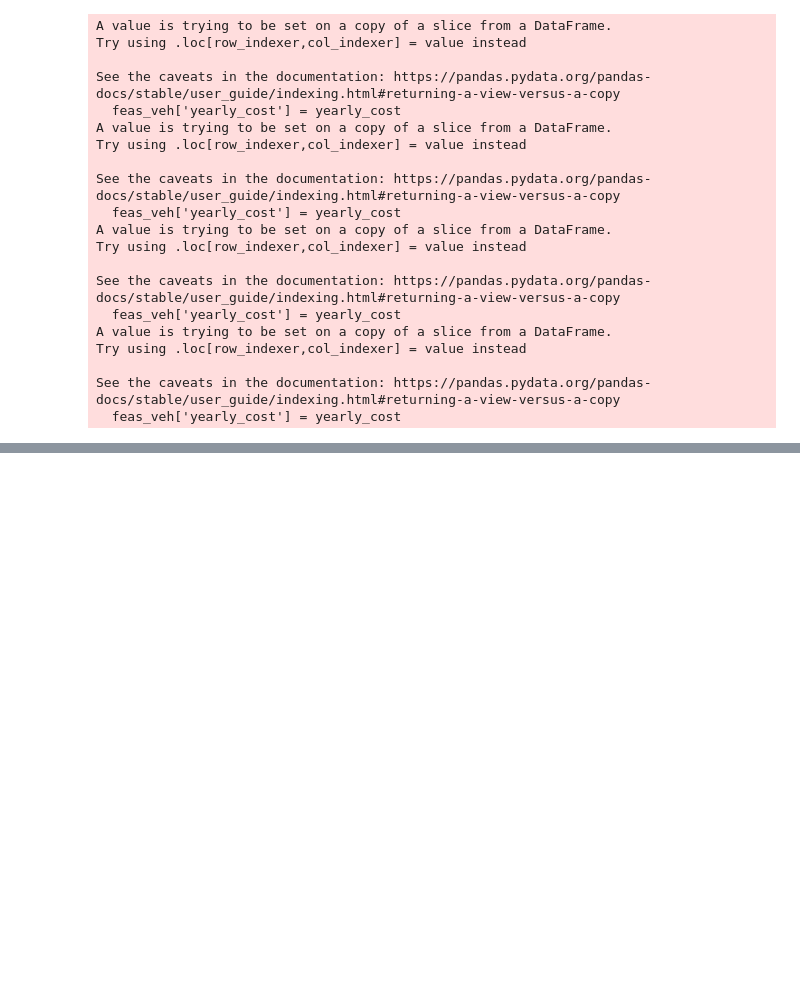
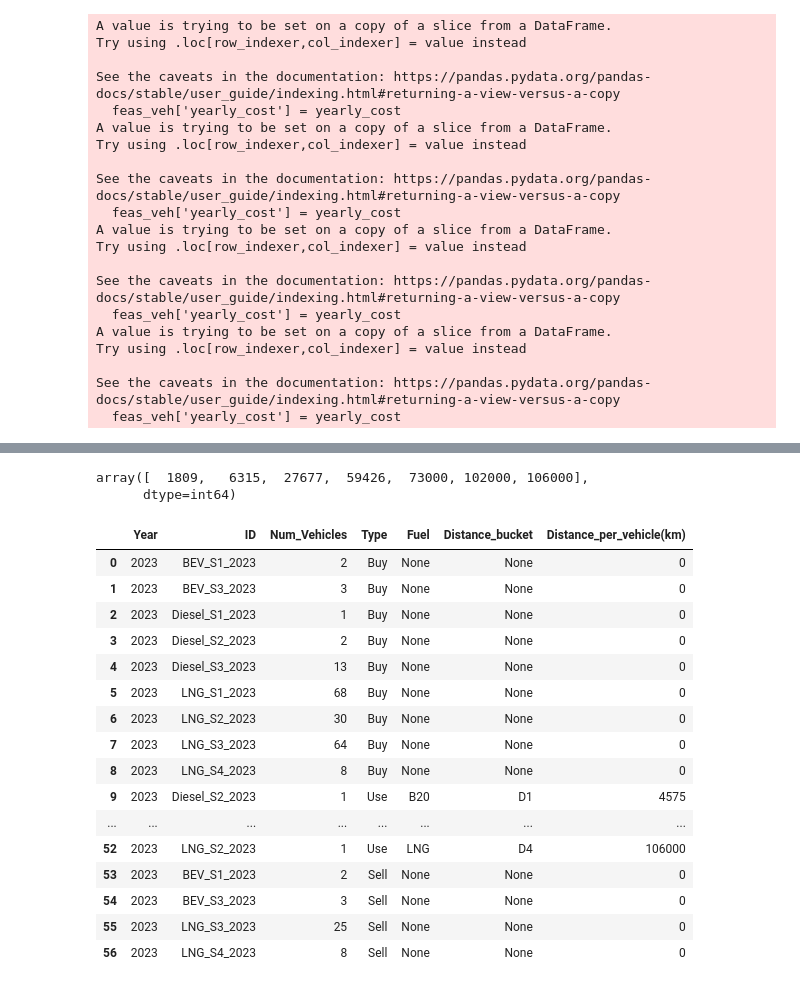
Before and after one commit to harryyudha7/fleet_optimization, a Jupyter notebook: solution1.ipynb, the cells around one changed output, grey strips where cells are left out. Drawn from its saved outputs; the diff is of its cells as text; code cells hidden in the pictures; blank space fills up the shorter version.

```diff
--- a/solution1.ipynb
+++ b/solution1.ipynb
@@ -196,0 +298,17 @@ Name: ID, dtype: object
+# %%
+next_ins = []
+next_mnt = []
+for i in range(len(df_total_fleet)):
+    veh = df_total_fleet['ID'].iloc[i]
+    year_buy = veh.split('_')
+    year_buy = int(year_buy[-1])
+    delta_year = year - year_buy + 1
+    temp_df = cost_profiles.loc[cost_profiles['End of Year'] == delta_year]
+    pct_ins = temp_df['Insurance Cost %'].iloc[0]/100
+    pct_mnt = temp_df['Maintenance Cost %'].iloc[0]/100
+    next_ins.append(pct_ins*df_total_fleet['cost_buy'].iloc[i])
+    next_mnt.append(pct_mnt*df_total_fleet['cost_buy'].iloc[i])
+
+df_total_fleet['next_ins'] = np.array(next_ins)
+df_total_fleet['next_mnt'] = np.array(next_mnt)
+df_total_fleet['next_cost'] = df_total_fleet['next_ins'] + df_total_fleet['next_mnt']
@@ -196,0 +331,3 @@ Name: ID, dtype: object
+# %%
+sorted_df_total_fleet = df_total_fleet.sort_values(by=['next_cost'], ascending=False)
+sorted_df_total_fleet
@@ -196,0 +348,16 @@ Name: ID, dtype: object
+# %%
+sell[year] = {'ID': [],
+              'cost_sell': []}
+
+sell[year]['ID'] = sorted_df_total_fleet['ID'].iloc[:max_sold].tolist()
+arr_cost_sell = []
+for i in range(len(sell[year]['ID'])):
+    veh = df_total_fleet['ID'].iloc[i]
+    year_buy = veh.split('_')
+    year_buy = int(year_buy[-1])
+    delta_year = year - year_buy + 1
+    temp_df = cost_profiles.loc[cost_profiles['End of Year'] == delta_year]
+    pct_resale = temp_df['Resale Value %'].iloc[0]/100
+    arr_cost_sell.append(sorted_df_total_fleet['cost_buy'].iloc[i]*pct_resale)
+
+sell[year]['cost_sell'] = arr_cost_sell
@@ -196,0 +415,32 @@ Name: ID, dtype: object
+# %%
+unique_dist
+# %% [output]
+array([  1809,   6315,  27677,  59426,  73000, 102000, 106000],
+      dtype=int64)
+# %%
+df_submission = pd.DataFrame({'Year': arr_year,
+                              'ID': arr_ID,
+                              'Num_Vehicles': arr_num_vehicle,
+                              'Type': arr_type,
+                              'Fuel': arr_fuel,
+                              'Distance_bucket': arr_distance_bucket,
+                              'Distance_per_vehicle(km)': arr_distance_per_vehicle})
+df_submission
+# %% [output]
+|  | Year | ID | Num_Vehicles | Type | Fuel | Distance_bucket | Distance_per_vehicle(km) |
+| 0 | 2023 | BEV_S1_2023 | 2 | Buy | None | None | 0 |
+| 1 | 2023 | BEV_S3_2023 | 3 | Buy | None | None | 0 |
+| 2 | 2023 | Diesel_S1_2023 | 1 | Buy | None | None | 0 |
+| 3 | 2023 | Diesel_S2_2023 | 2 | Buy | None | None | 0 |
+| 4 | 2023 | Diesel_S3_2023 | 13 | Buy | None | None | 0 |
+| 5 | 2023 | LNG_S1_2023 | 68 | Buy | None | None | 0 |
+| 6 | 2023 | LNG_S2_2023 | 30 | Buy | None | None | 0 |
+| 7 | 2023 | LNG_S3_2023 | 64 | Buy | None | None | 0 |
+| 8 | 2023 | LNG_S4_2023 | 8 | Buy | None | None | 0 |
+| 9 | 2023 | Diesel_S2_2023 | 1 | Use | B20 | D1 | 4575 |
+| ... | ... | ... | ... | ... | ... | ... | ... |
+| 52 | 2023 | LNG_S2_2023 | 1 | Use | LNG | D4 | 106000 |
+| 53 | 2023 | BEV_S1_2023 | 2 | Sell | None | None | 0 |
+| 54 | 2023 | BEV_S3_2023 | 3 | Sell | None | None | 0 |
+| 55 | 2023 | LNG_S3_2023 | 25 | Sell | None | None | 0 |
+| 56 | 2023 | LNG_S4_2023 | 8 | Sell | None | None | 0 |
```
Also changed, not shown: parts of 28 cells of this notebook, 5 other files.
